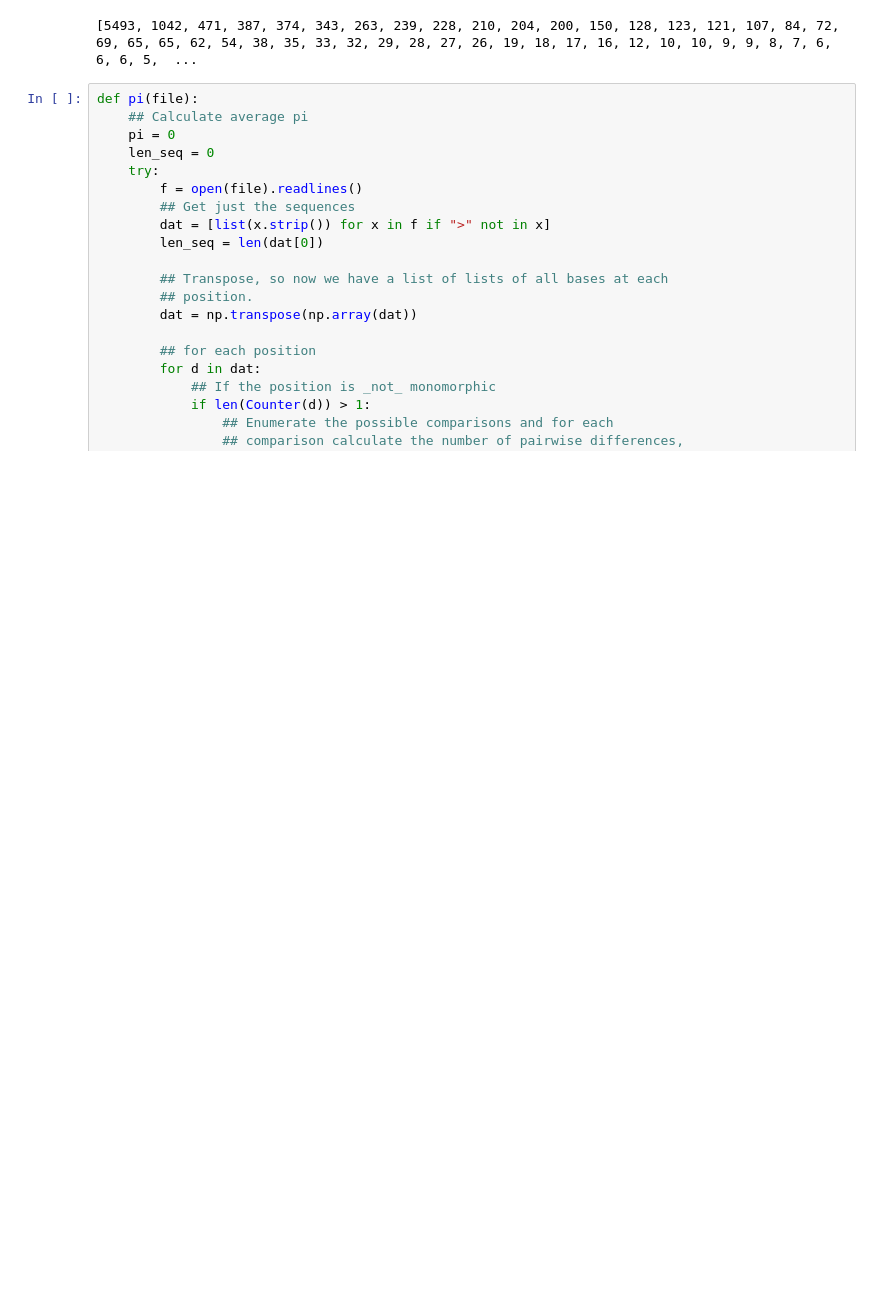
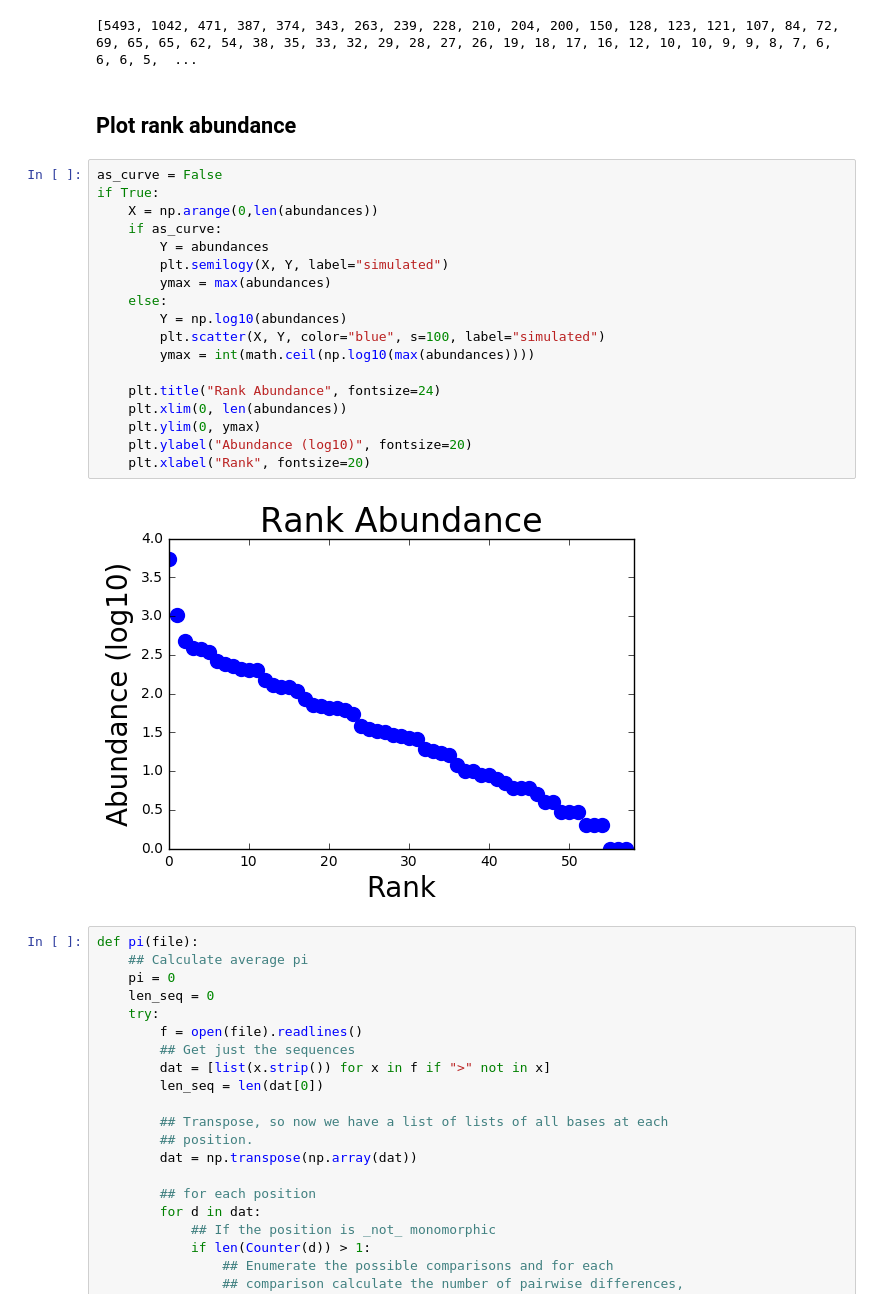
Before and after one commit to isaacovercast/lab-notebooks, a Jupyter notebook: gimmeSAD/CalculateObservedStats.ipynb, the cells around one changed output. Drawn from its saved outputs; the diff is of its cells as text; blank space fills up the shorter version.

```diff
--- a/gimmeSAD/CalculateObservedStats.ipynb
+++ b/gimmeSAD/CalculateObservedStats.ipynb
@@ -18,6 +23,28 @@ abundances.sort(reverse=True)
 print(abundances)
 # %% [output]
 [5493, 1042, 471, 387, 374, 343, 263, 239, 228, 210, 204, 200, 150, 128, 123, 121, 107, 84, 72, 69, 65, 65, 62, 54, 38, 35, 33, 32, 29, 28, 27, 26, 19, 18, 17, 16, 12, 10, 10, 9, 9, 8, 7, 6, 6, 6, 5,  ...
+# %% [markdown]
+## Plot rank abundance
+# %%
+as_curve = False
+if True:
+    X = np.arange(0,len(abundances))
+    if as_curve:
+        Y = abundances
+        plt.semilogy(X, Y, label="simulated")
+        ymax = max(abundances)
+    else:
+        Y = np.log10(abundances)
+        plt.scatter(X, Y, color="blue", s=100, label="simulated")
+        ymax = int(math.ceil(np.log10(max(abundances))))
+
+    plt.title("Rank Abundance", fontsize=24)
+    plt.xlim(0, len(abundances))
+    plt.ylim(0, ymax)
+    plt.ylabel("Abundance (log10)", fontsize=20)
+    plt.xlabel("Rank", fontsize=20)
+# %% [output]
+[figure, added]
 # %%
 def pi(file):
     ## Calculate average pi
```
Also changed, not shown: parts of 4 cells of this notebook, 3 other files.
